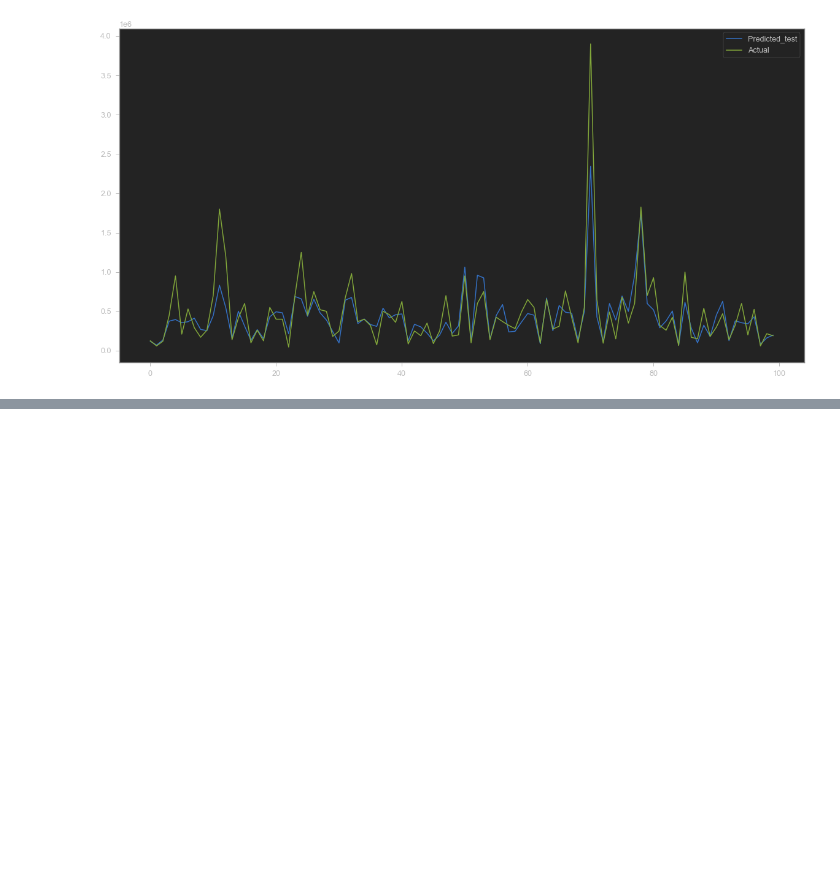
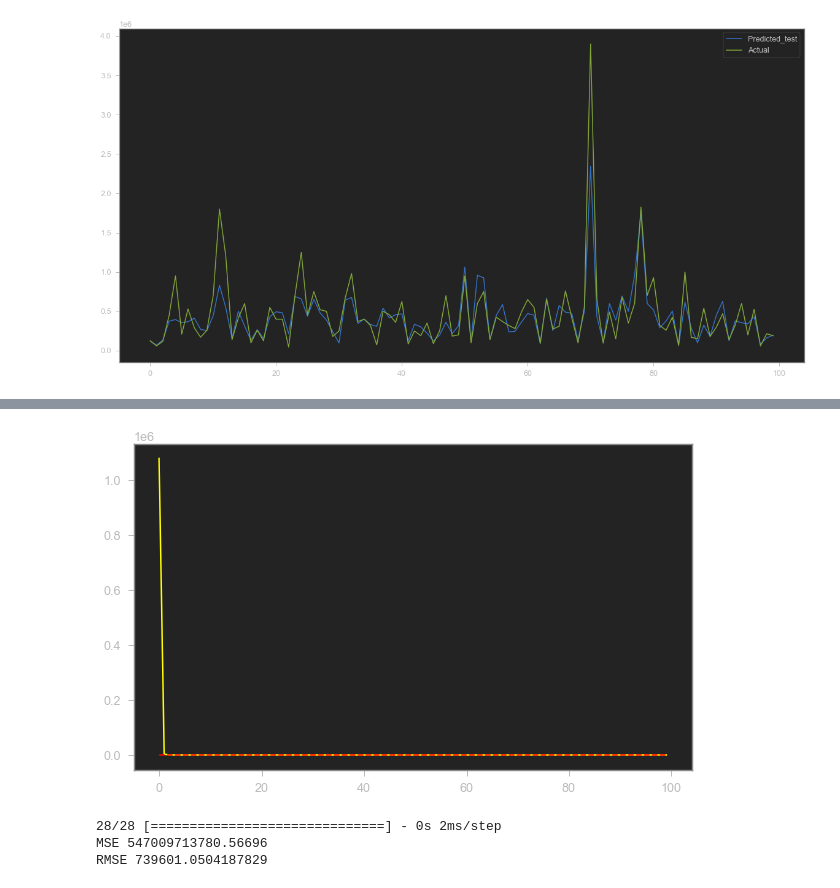
Before and after one commit to ajeet-kumar1087/Car-price-prediction, a Jupyter notebook: CarDekho price estimation/CarDekho(Linear_regression).ipynb, the cells around one changed output, grey strips where cells are left out. Drawn from its saved outputs; the diff is of its cells as text; code cells hidden in the pictures; blank space fills up the shorter version.

```diff
--- a/CarDekho price estimation/CarDekho(Linear_regression).ipynb
+++ b/CarDekho price estimation/CarDekho(Linear_regression).ipynb
@@ -381,0 +402,41 @@ plt.show()
+# %%
+#DNN
+def dnn_model():
+      model = keras.Sequential([
+        keras.layers.Flatten(input_shape=[X_train.shape[-1]]),
+        keras.layers.Dense(128, activation = 'relu'),
+        keras.layers.Dense(64, activation = 'relu'),
+        keras.layers.Dense(64, activation = 'relu'),
+        keras.layers.Dense(32, activation = 'relu'),
+        keras.layers.Dropout(0.5),
+        keras.layers.Dense(1)
+      ])
+      model.compile(loss='mean_squared_error',optimizer='adam')
+      return model
+# %%
+model = dnn_model()
+fit = model.fit(
+    X_train,
+    y_train,
+    validation_split=0.20,
+    verbose=0, epochs=100)
+# %%
+import matplotlib.pyplot as plt
+
+plt.figure(figsize=(10,6))
+plt.plot(fit.history['loss'], color='yellow')
+plt.plot(fit.history['val_loss'], color='red' , ls = '--')
+plt.show()
+# %% [output]
+[figure, added]
+# %%
+y_pred_nn = model.predict(X_test).flatten()
+
+MSE = mean_squared_error(10**(y_test), 10**(y_pred_nn))
+RMSE = np.sqrt(MSE)
+print('MSE', MSE)
+print('RMSE', RMSE)
+# %% [output]
+28/28 [==============================] - 0s 2ms/step
+MSE 547009713780.56696
+RMSE 739601.0504187829
```
Also changed, not shown: parts of 5 cells of this notebook.
